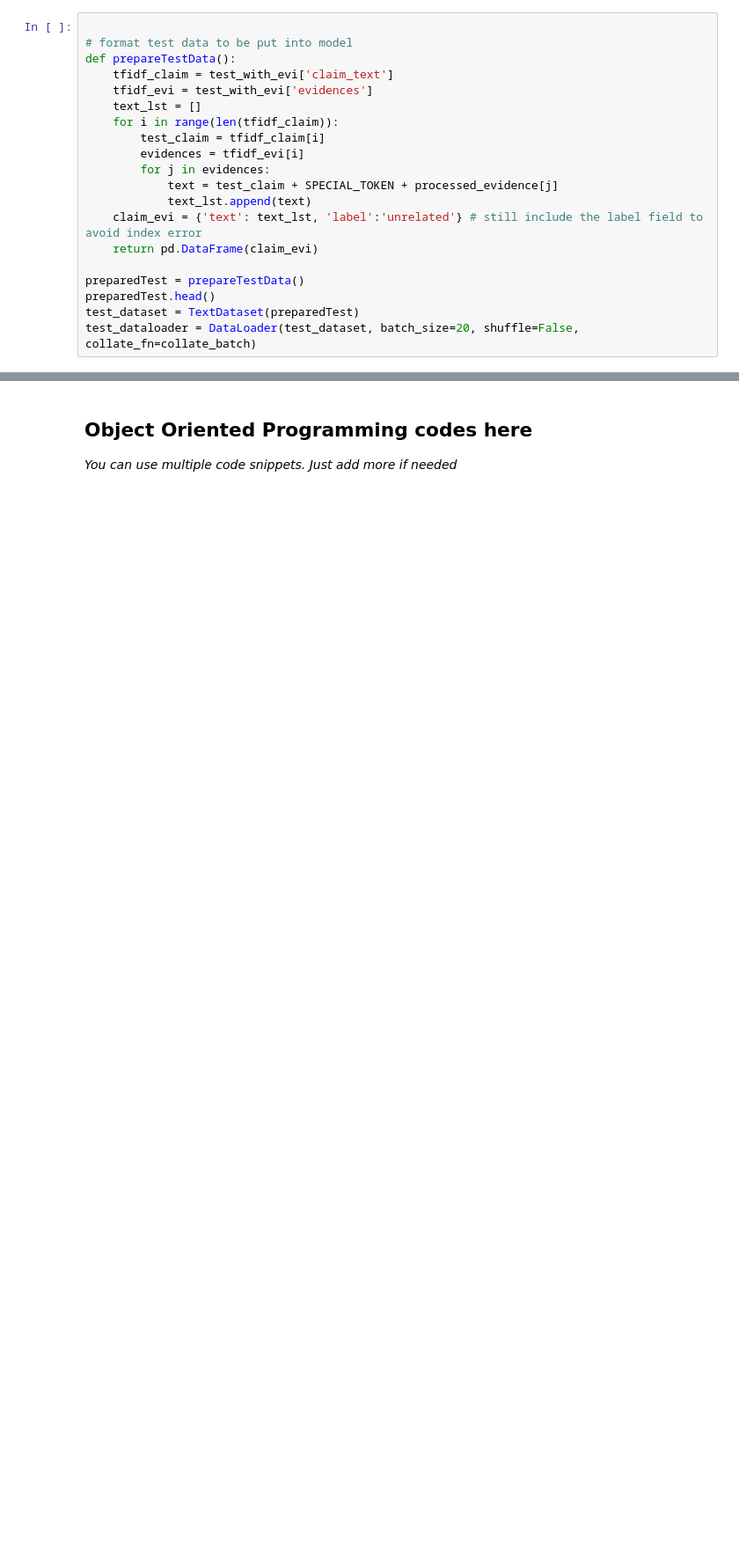
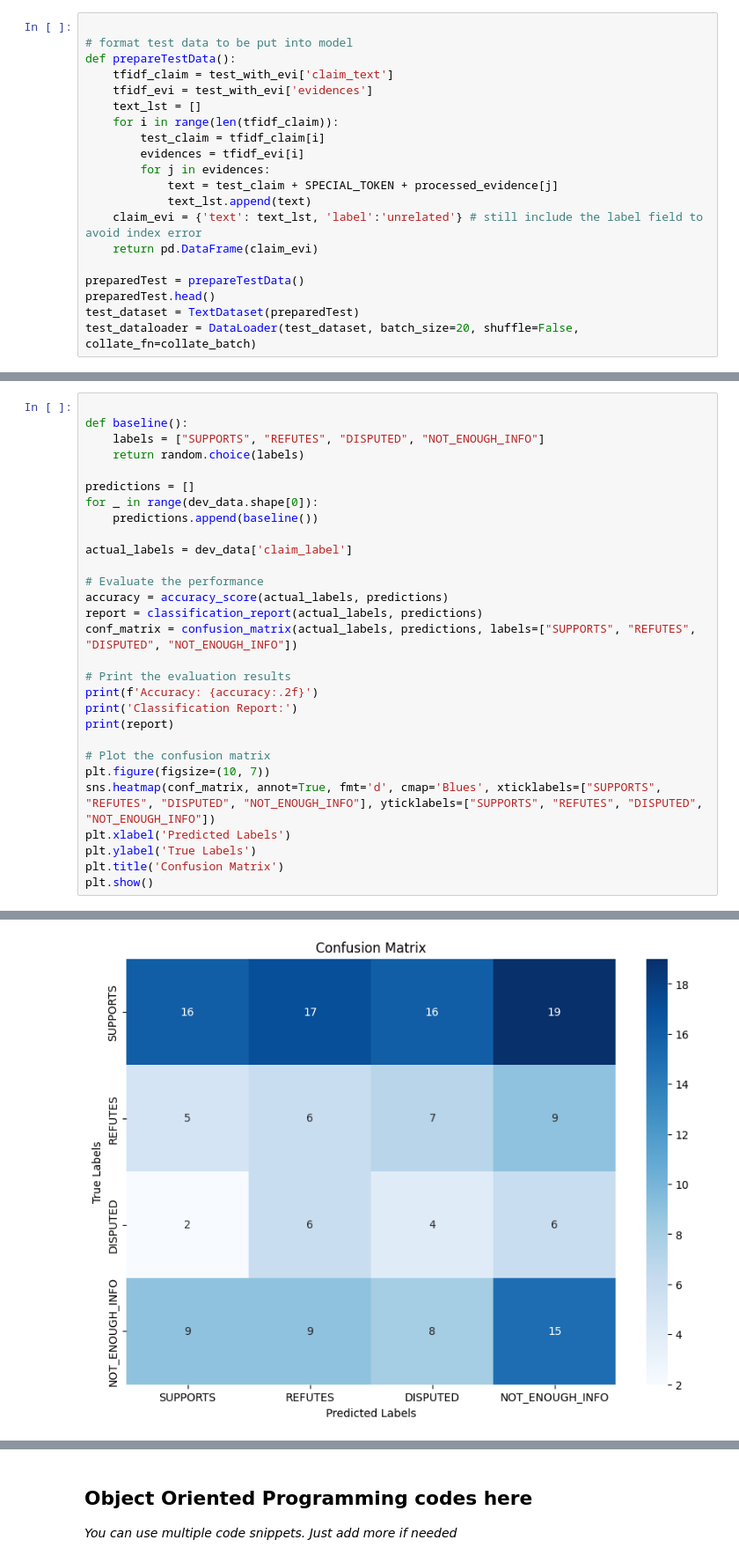
Before and after one commit to kaiyuanCui/nlp-group-project, a Jupyter notebook: testing-grounds/retrieval_combined.ipynb, the cells around one changed output, grey strips where cells are left out. Shown at 88% size. Drawn from its saved outputs; the diff is of its cells as text; blank space fills up the shorter version.

```diff
--- a/testing-grounds/retrieval_combined.ipynb
+++ b/testing-grounds/retrieval_combined.ipynb
@@ -1442,0 +1548,30 @@ weighted avg       0.90      0.90      0.90      3080
+# %%
+
+def baseline():
+    labels = ["SUPPORTS", "REFUTES", "DISPUTED", "NOT_ENOUGH_INFO"]
+    return random.choice(labels)
+
+predictions = []
+for _ in range(dev_data.shape[0]):
+    predictions.append(baseline())
+
+actual_labels = dev_data['claim_label']
+
+# Evaluate the performance
+accuracy = accuracy_score(actual_labels, predictions)
+report = classification_report(actual_labels, predictions)
+conf_matrix = confusion_matrix(actual_labels, predictions, labels=["SUPPORTS", "REFUTES", "DISPUTED", "NOT_ENOUGH_INFO"])
+
+# Print the evaluation results
+print(f'Accuracy: {accuracy:.2f}')
+print('Classification Report:')
+print(report)
+
+# Plot the confusion matrix
+plt.figure(figsize=(10, 7))
+sns.heatmap(conf_matrix, annot=True, fmt='d', cmap='Blues', xticklabels=["SUPPORTS", "REFUTES", "DISPUTED", "NOT_ENOUGH_INFO"], yticklabels=["SUPPORTS", "REFUTES", "DISPUTED", "NOT_ENOUGH_INFO"])
+plt.xlabel('Predicted Labels')
+plt.ylabel('True Labels')
+plt.title('Confusion Matrix')
+plt.show()
+# %% [output]
@@ -1442,0 +1590 @@ weighted avg       0.90      0.90      0.90      3080
+[figure, added]
```
Also changed, not shown: parts of 60 cells of this notebook.
